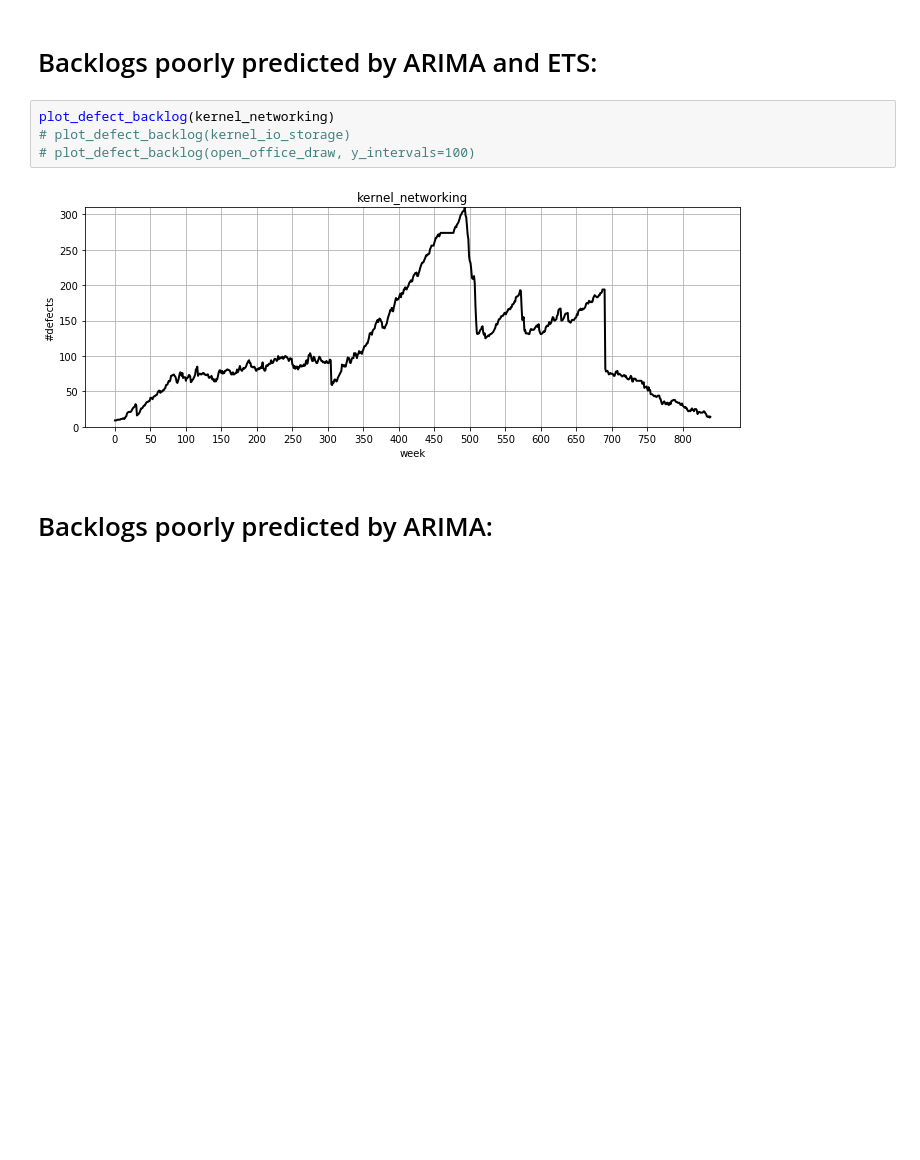
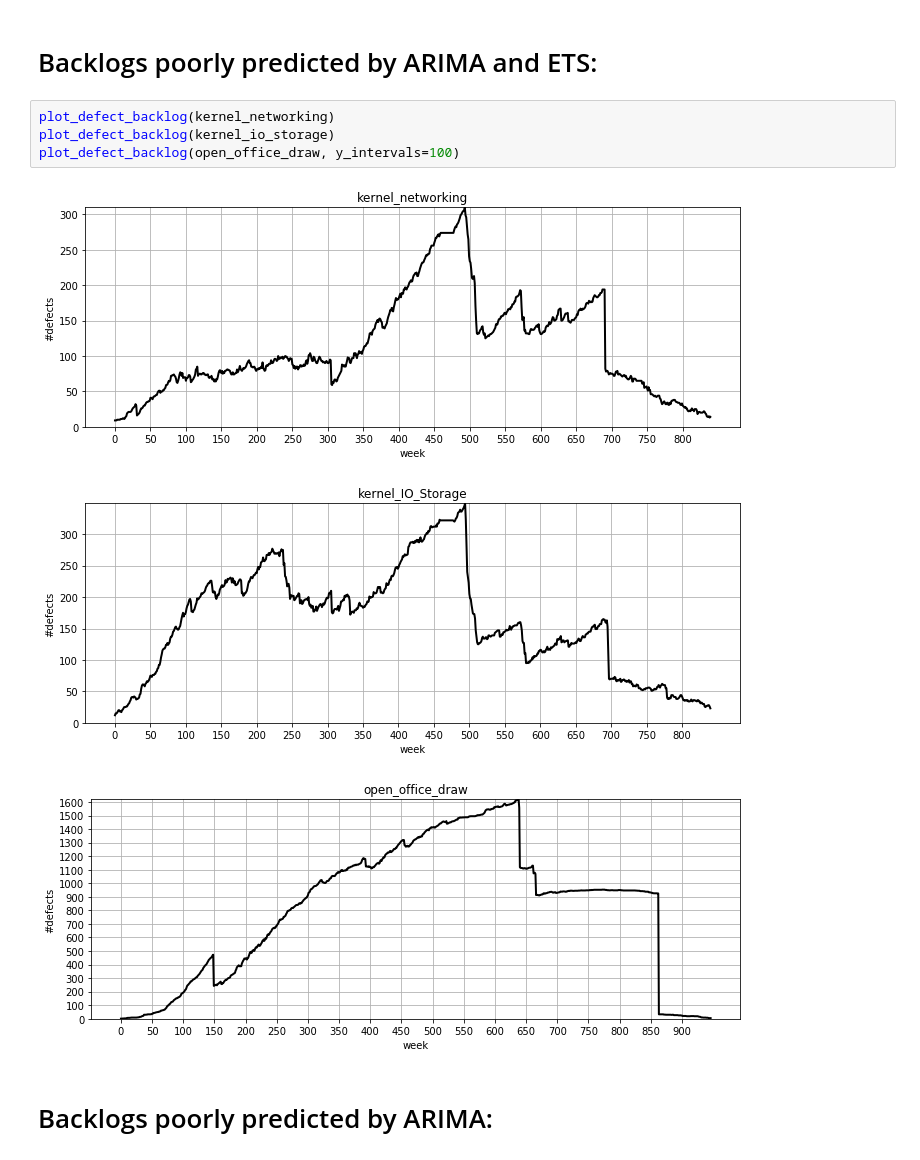
Before and after one commit to paulinaaniola/DefectBacklogPrediction, a Jupyter notebook: Plot defect backlogs.ipynb, the cells around one changed output. Drawn from its saved outputs; the diff is of its cells as text; blank space fills up the shorter version.

```diff
--- a/Plot defect backlogs.ipynb
+++ b/Plot defect backlogs.ipynb
@@ -128,10 +84,12 @@ def plot_defect_backlog(product, y_intervals=50):
  # Backlogs poorly predicted by ARIMA and ETS:
 # %%
 plot_defect_backlog(kernel_networking)
-# plot_defect_backlog(kernel_io_storage)
-# plot_defect_backlog(open_office_draw, y_intervals=100)
+plot_defect_backlog(kernel_io_storage)
+plot_defect_backlog(open_office_draw, y_intervals=100)
 # %% [output]
 [figure]
+[figure, added]
+[figure, added]
 # %% [markdown]
 # Backlogs poorly predicted by ARIMA:
 # %%
```
Also changed, not shown: parts of 4 cells of this notebook, 22 other files.
